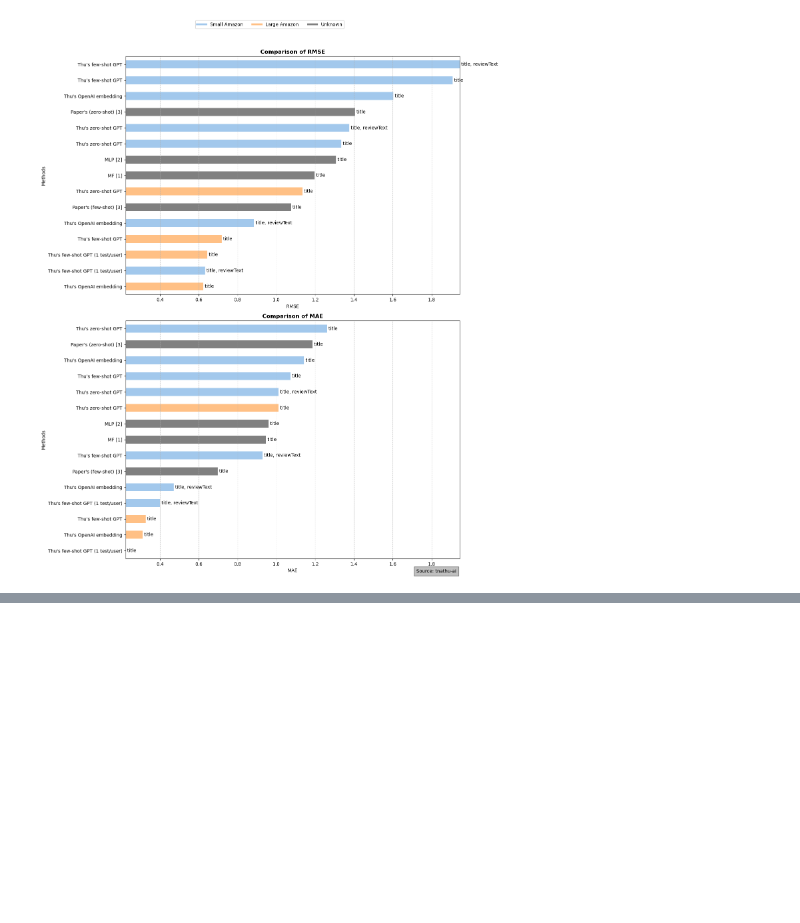
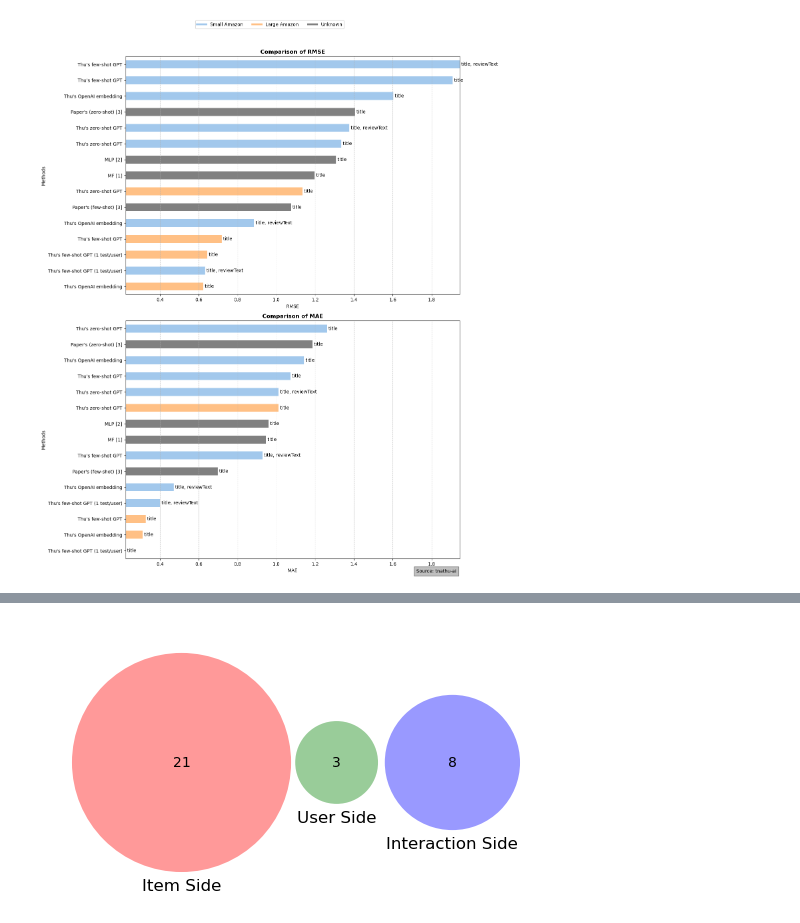
Before and after one commit to tnathu-ai/recommender-system-openAI, a Jupyter notebook: rec-sys/notebook/evaluation/amazon.ipynb, the cells around one changed output, grey strips where cells are left out. Cells and saved outputs as stored; diff of their text form; code cells hidden in the pictures; blank space fills up the shorter version.

```diff
--- a/rec-sys/notebook/evaluation/amazon.ipynb
+++ b/rec-sys/notebook/evaluation/amazon.ipynb
@@ -93,3 +93,58 @@ plt.show()
 # %% [output]
 Plot saved
 [figure]
+# %%
+!pip install matplotlib_venn
+import matplotlib.pyplot as plt
+from matplotlib_venn import venn3
+
+# Columns related to the item side
+ITEM_SIDE = [
+    "asin",
+    "title",
+    "feature",
+    "description",
+    "price",
+    "imageURL",
+    "imageURLHighRes",
+    "related",
+    "salesRank",
+    "brand",
+    "categories",
+    "tech1",
+    "tech2",
+    "similar",
+    "also_buy",
+    "also_view",
+    "details",
+    "main_cat",
+    "similar_item",
+    "date",
+    "rank"
+]
+
+# Columns related to the interaction side
+INTERACTION_SIDE = [
+    "reviewText",
+    "overall",
+    "summary",
+    "unixReviewTime",
+    "reviewTime",
+    "vote",
+    "style",
+    "image"
+]
+
+# Columns related to the user side
+USER_SIDE = [
+    "reviewerID",
+    "reviewerName",
+    "verified"
+]
+
+# Creating the Venn diagram
+venn3([set(ITEM_SIDE), set(USER_SIDE), set(INTERACTION_SIDE)], ('Item Side', 'User Side', 'Interaction Side'))
+
+# Displaying the Venn diagram
+plt.show()
+# %% [output]
@@ -95,0 +168 @@ Plot saved
+[figure, added]
```
Also changed, not shown: parts of 8 cells of this notebook, 3 other files.
